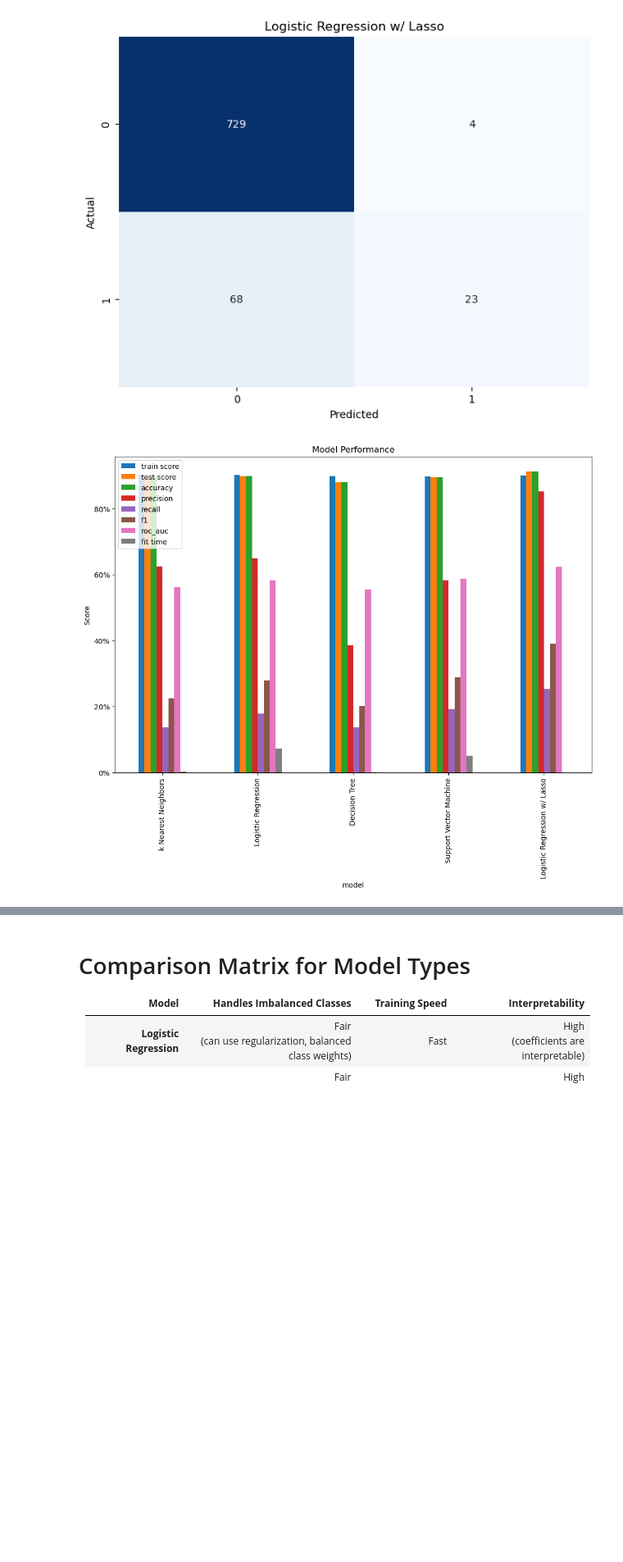
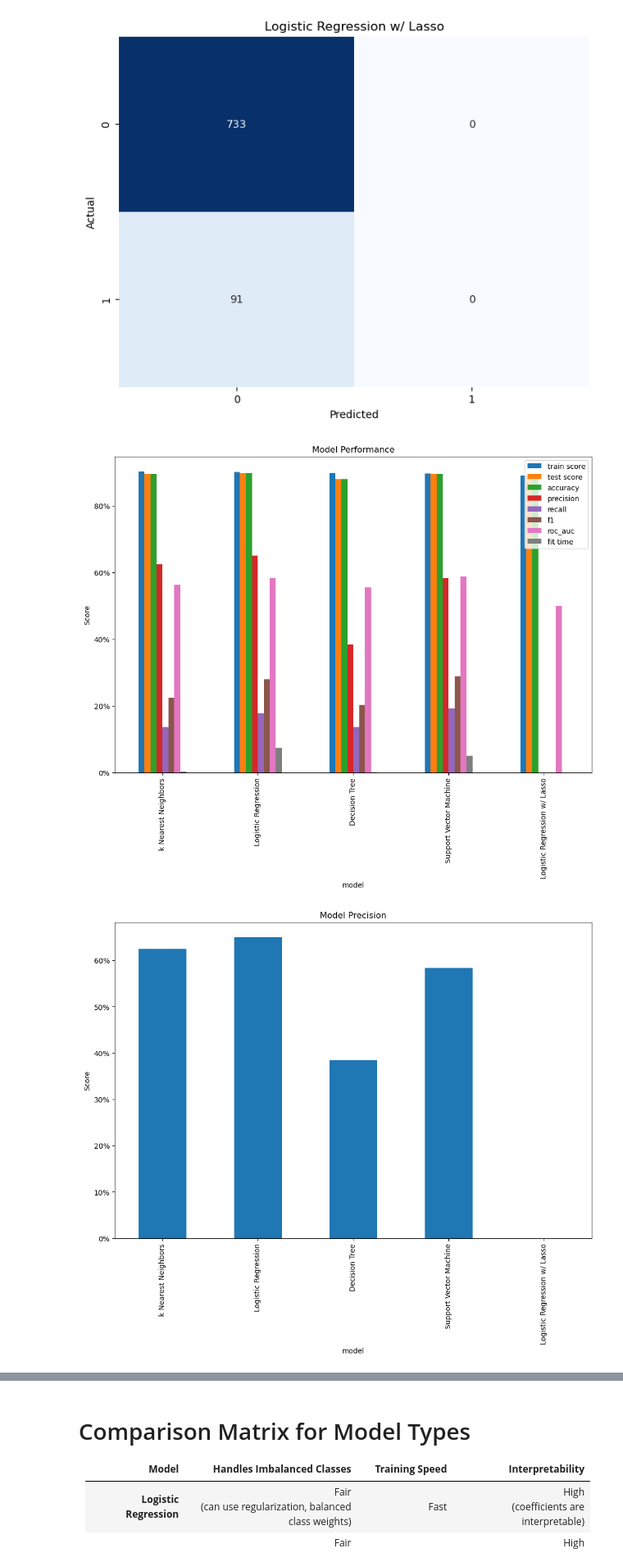
Before and after one commit to johnprg/BankData, a Jupyter notebook: try_it_17.1.ipynb, the cells around one changed output, grey strips where cells are left out. Shown at 82% size. Saved outputs shown, nothing was run; the diff lists cells and outputs as text; code cells hidden in the pictures; blank space fills up the shorter version.

Commit message:
further refinement of logistic regression.  added standardscaler

```diff
--- a/try_it_17.1.ipynb
+++ b/try_it_17.1.ipynb
@@ -805,12 +801,14 @@ plt.show()
 # %% [output]
 [figure]
 # %%
-# plot the precision results
-results_df['precision'].plot(kind='bar', figsize=(12, 8))
-plt.title('Model Precision')
-plt.ylabel('Score')
-plt.gca().set_yticklabels(['{:.0f}%'.format(x*100) for x in plt.gca().get_yticks()])
-plt.show()
+def plot_precision(results_df):
+    results_df['precision'].plot(kind='bar', figsize=(12, 8))
+    plt.title('Model Precision')
+    plt.ylabel('Score')
+    plt.gca().set_yticklabels(['{:.0f}%'.format(x*100) for x in plt.gca().get_yticks()])
+    plt.show()
+
+plot_precision(results_df[:-1])
 # %% [output]
 [figure]
 # %%
@@ -855,8 +855,12 @@ def lgr_search_lasso(X_train, y_train, verbose=False, scoring='accuracy'):
 
     lgr = LogisticRegression(max_iter=10000, penalty='l1', solver='liblinear')
 
-    lgr_params = {'C': [0.01, 0.1, 1, 10, 100]}
-    lgr_grid = GridSearchCV(lgr, lgr_params, cv=5, n_jobs=-1, verbose=verbose, scoring=scoring)
+    lgr_params = {'lgr__C': [0.01, 0.1, 1, 10, 100]}
+
+    # set up the pipeline with a standard scaler and the logistic regression model
+    lgr_pipe = Pipeline([('scaler', StandardScaler()), ('lgr', lgr)])
+
+    lgr_grid = GridSearchCV(lgr_pipe, lgr_params, cv=5, n_jobs=-1, verbose=verbose, scoring=scoring)
 
     lgr_grid.fit(X_train, y_train)
 
@@ -865,4 +869,6 @@ def lgr_search_lasso(X_train, y_train, verbose=False, scoring='accuracy'):
         print(f'Parameters:{lgr_grid.best_params_}')
         print(f'Accuracy:{lgr_grid.best_score_}')
 
-    return lgr_grid.best_estimator_
+    lgr_model = lgr_grid.best_estimator_.named_steps['lgr']
+
+    return lgr_model
@@ -891,22 +891,19 @@ show_confusion_matrix(lgr_model, X_test, y_test, 'Logistic Regression w/ Lasso')
 # %%
 # calculate the performance metrics for the winning model
 y_pred = lgr_model.predict(X_test)
 
 accuracy = accuracy_score(y_test, y_pred)
 precision = precision_score(y_test, y_pred)
 recall = recall_score(y_test, y_pred)
 f1 = f1_score(y_test, y_pred)
 roc_auc = roc_auc_score(y_test, y_pred)
 
 # add the results to the dataframe
 results_df.loc['Logistic Regression w/ Lasso'] = [lgr_model.score(X_train, y_train), lgr_model.score(X_test, y_test), accuracy, precision, recall, f1, roc_auc, 0]
 
-# plot the results for the winning model
-results_df.plot(kind='bar', figsize=(12, 8))
-
-plt.title('Model Performance')
-plt.ylabel('Score')
-plt.gca().set_yticklabels(['{:.0f}%'.format(x*100) for x in plt.gca().get_yticks()])
-plt.show()
+# plot the results
+plot_results(results_df)
+plot_precision(results_df)
 # %% [output]
-[figure, old version]
+[figure, new version]
+[figure, added]
```
Also changed, not shown: parts of 12 cells of this notebook.
